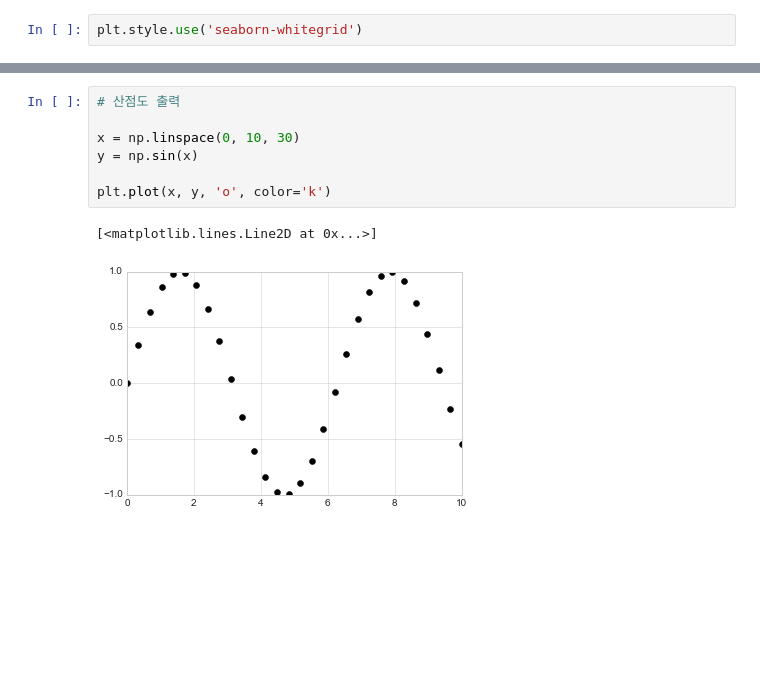
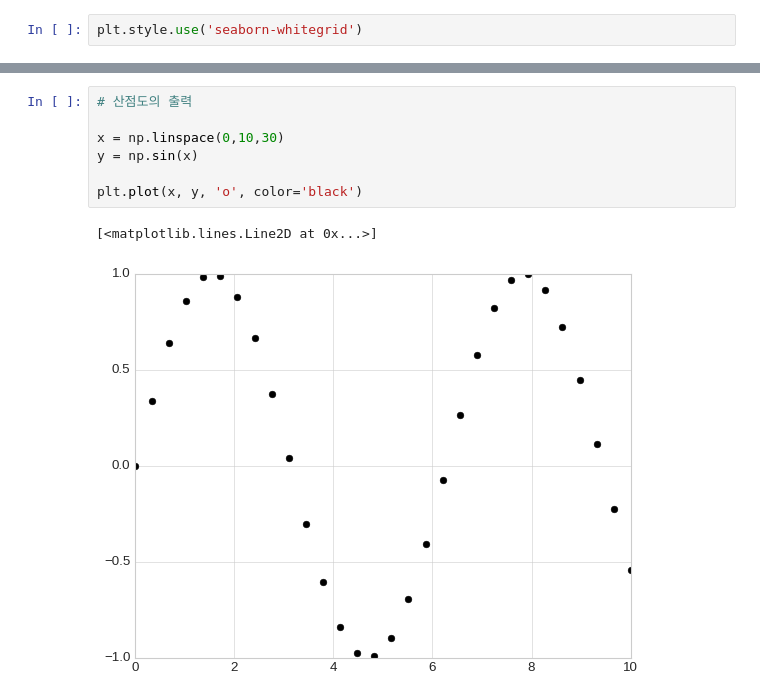
Before and after one commit to NamHoKi/MS-AI-School, a Jupyter notebook: 002_PythonPackage/matplotlib.ipynb, the cells around one changed output, grey strips where cells are left out. Saved outputs shown, nothing was run; the diff lists cells and outputs as text; blank space fills up the shorter version.

```diff
--- a/002_PythonPackage/matplotlib.ipynb
+++ b/002_PythonPackage/matplotlib.ipynb
@@ -176,11 +188,11 @@ plt.legend()
 # %%
-# 산점도 출력
+# 산점도의 출력
 
-x = np.linspace(0, 10, 30)
+x = np.linspace(0,10,30)
 y = np.sin(x)
 
-plt.plot(x, y, 'o', color='k')
+plt.plot(x, y, 'o', color='black')
 # %% [output]
 [<matplotlib.lines.Line2D at 0x...>]
-[figure, old version]
+[figure, new version]
 # %%
```
Also changed, not shown: parts of 28 cells of this notebook, 2 other files.
